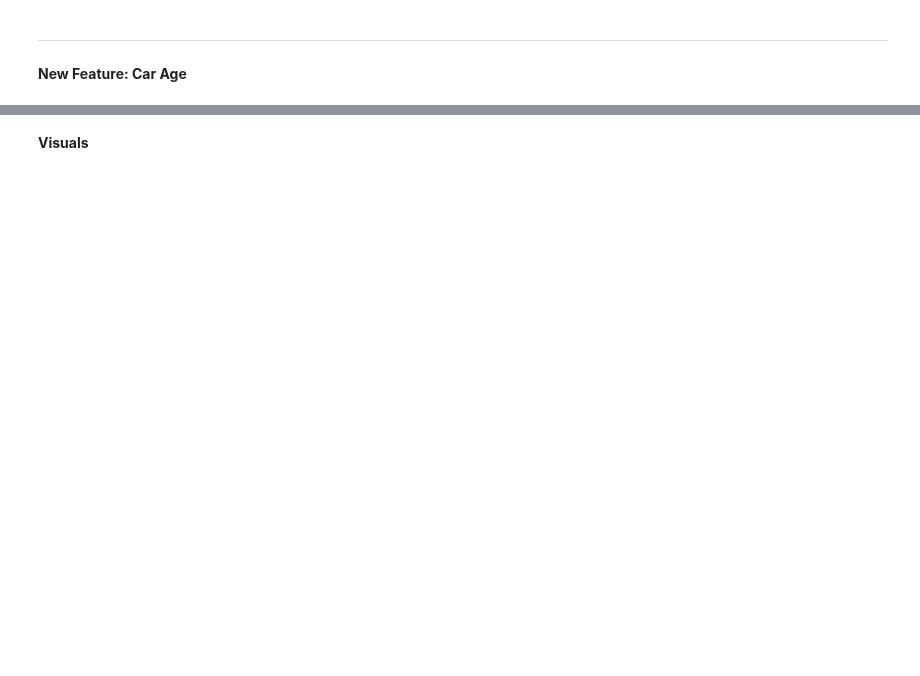
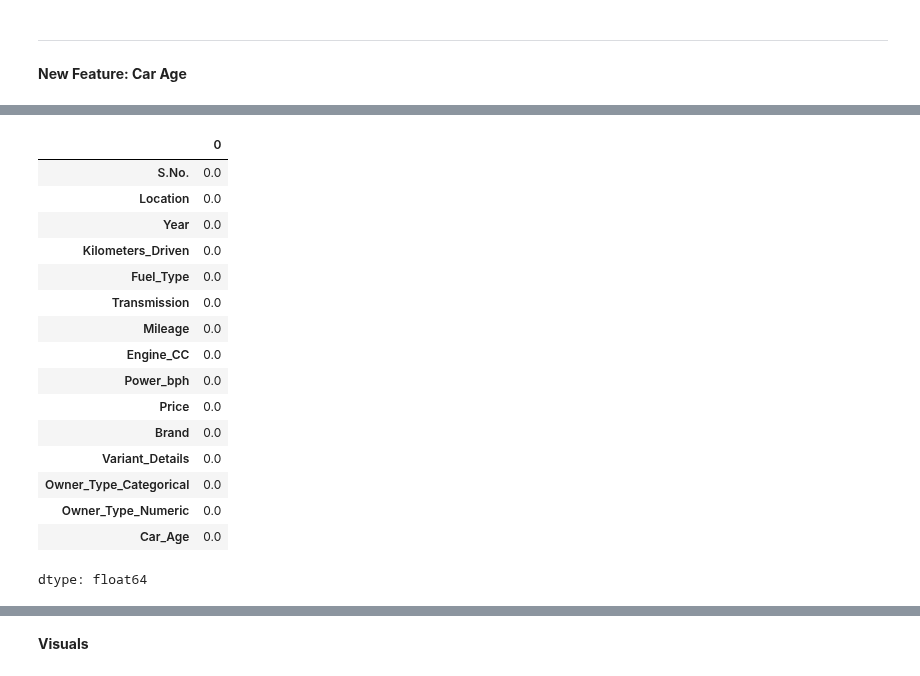
Before and after one commit to safakan/CCTB_repo_safak_atakan_celik, a Jupyter notebook: DEA113/Assignment4/Assignment4_EDA_Kaggle.ipynb, the cells around one changed output, grey strips where cells are left out. Cells and saved outputs as stored; diff of their text form; code cells hidden in the pictures; blank space fills up the shorter version.

```diff
--- a/DEA113/Assignment4/Assignment4_EDA_Kaggle.ipynb
+++ b/DEA113/Assignment4/Assignment4_EDA_Kaggle.ipynb
@@ -468,0 +586,21 @@ data['Car_Age']=date.today().year-data['Year']
+# %%
+# Missing value percentages
+(data.isnull().sum()/len(data))*100
+# %% [output]
+|  | 0 |
+| S.No. | 0.0 |
+| Location | 0.0 |
+| Year | 0.0 |
+| Kilometers_Driven | 0.0 |
+| Fuel_Type | 0.0 |
+| Transmission | 0.0 |
+| Mileage | 0.0 |
+| Engine_CC | 0.0 |
+| Power_bph | 0.0 |
+| Price | 0.0 |
+| Brand | 0.0 |
+| Variant_Details | 0.0 |
+| Owner_Type_Categorical | 0.0 |
+| Owner_Type_Numeric | 0.0 |
+| Car_Age | 0.0 |
+dtype: float64
```
Also changed, not shown: parts of 37 cells of this notebook.
